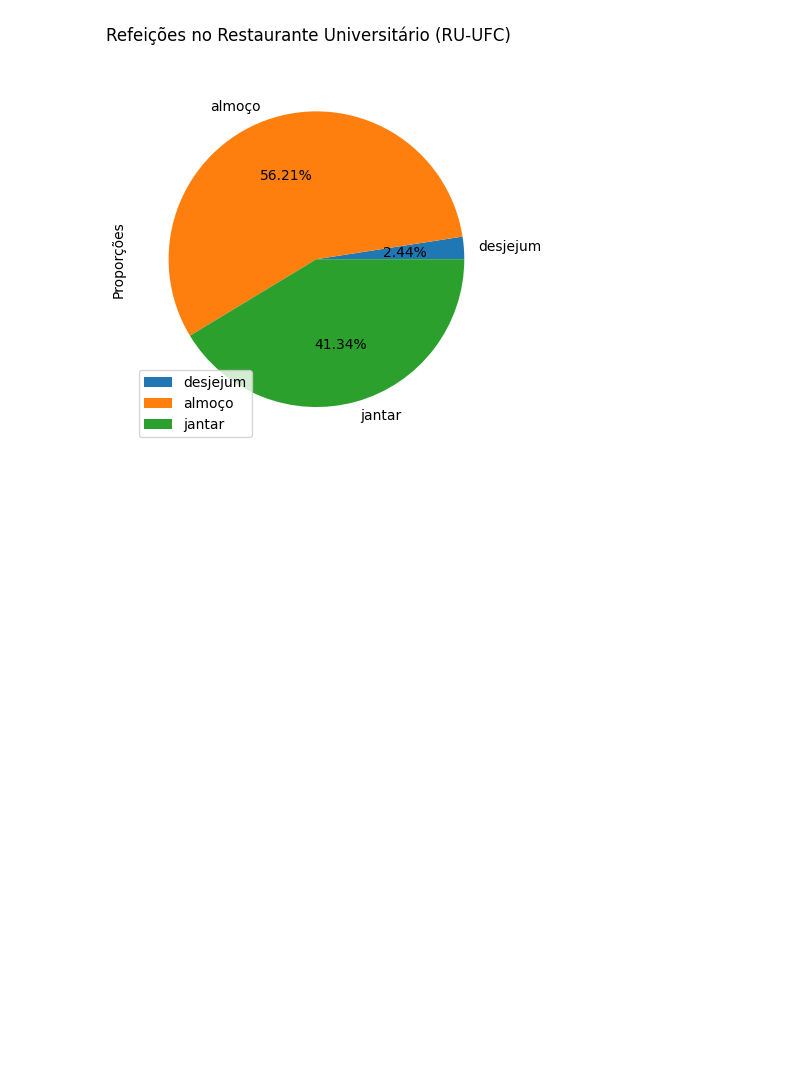
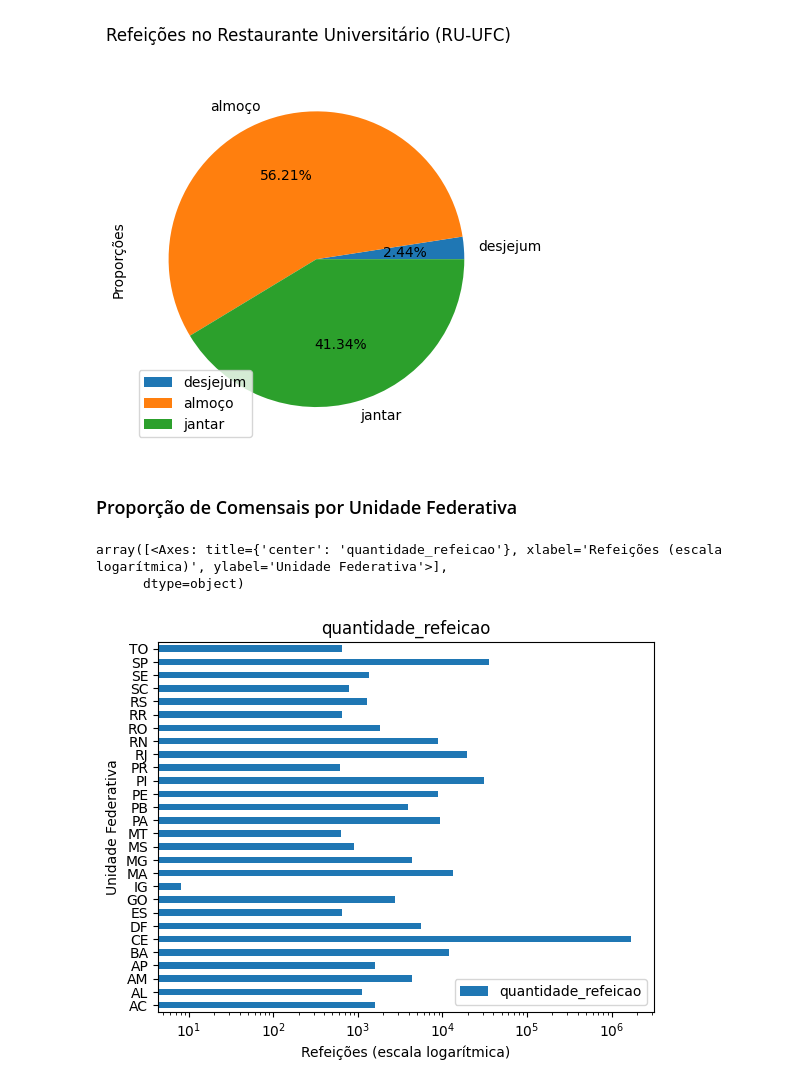
Before and after one commit to Yuri3358/comensais-ru-ufc, a Jupyter notebook: main.ipynb, the cells around one changed output. Drawn from its saved outputs; the diff is of its cells as text; code cells hidden in the pictures; blank space fills up the shorter version.

Commit message:
feat: users per state bar chart

```diff
--- a/main.ipynb
+++ b/main.ipynb
@@ -7,6 +7,7 @@ import pandas as pd
 import matplotlib.pyplot as plt
 
 restaurant_users = pd.DataFrame(pd.read_csv("comensais.csv")) #comensais do RU
+students = pd.DataFrame(pd.read_csv("estudantes-matriculados-graduacao.csv"))
 
 meals_counters = pd.DataFrame({"amounts": { #contagem das refeições
     "desjejum": len(restaurant_users[restaurant_users["tipo_refeicao"] == "Café da Manhã"]),
@@ -16,3 +17,7 @@ meals_counters = pd.DataFrame({"amounts": { #contagem das refeições
 
 users_grouped = restaurant_users[["vinculo_comensal", "quantidade_refeicao"]].groupby(by="vinculo_comensal").sum() #agrupador por vínculo
 users_type = users_grouped.rename(index={"AUXILIO_CONCLUDENTE": "Auxílio Concludente", "AUXILIO_MORADIA": "Auxílio Moradia", "DISCENTE": "Discentes", "ISENCAO_INGRESSANTE": "Ingressantes Isentos", "ISENCAO_PARCIAL": "Isentos Parciais", "ISENCAO_TOTAL": "Isentos Totais", "RESIDENTE": "Residentes"}) #renomeador de índices (rótulos)
+
+students_users = pd.merge(restaurant_users, students, how="inner", on="cpf_cnpj")
+students_users_origins = students_users[["uf_naturalidade", "quantidade_refeicao"]].groupby(by="uf_naturalidade").sum()
+display(students_users_origins)
@@ -33,3 +57,12 @@ meals_counters.plot(kind="pie", title="Refeições no Restaurante Universitário
 plt.show()
 # %% [output]
 [figure]
+# %% [markdown]
+### Proporção de Comensais por Unidade Federativa
+# %%
+students_users_origins.plot(kind="barh",subplots=True, ylabel="Unidade Federativa", xlabel="Refeições (escala logarítmica)", logx=True)
+plt.show()
+# %% [output]
+array([<Axes: title={'center': 'quantidade_refeicao'}, xlabel='Refeições (escala logarítmica)', ylabel='Unidade Federativa'>],
+      dtype=object)
+[figure, added]
```
Also changed, not shown: parts of 1 cell of this notebook, 1 other file.
